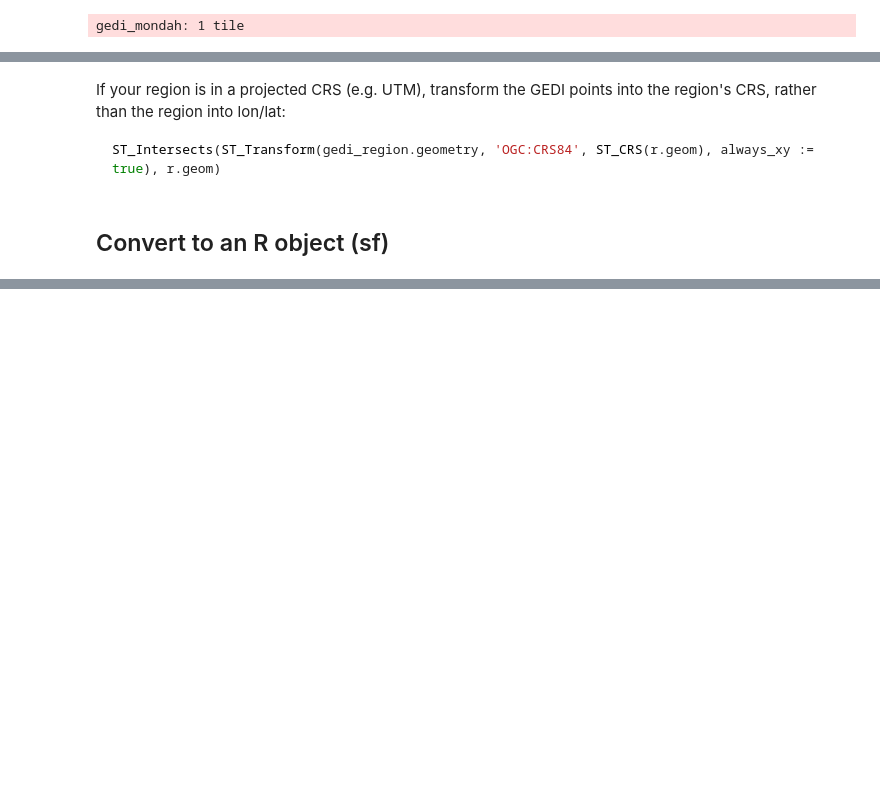
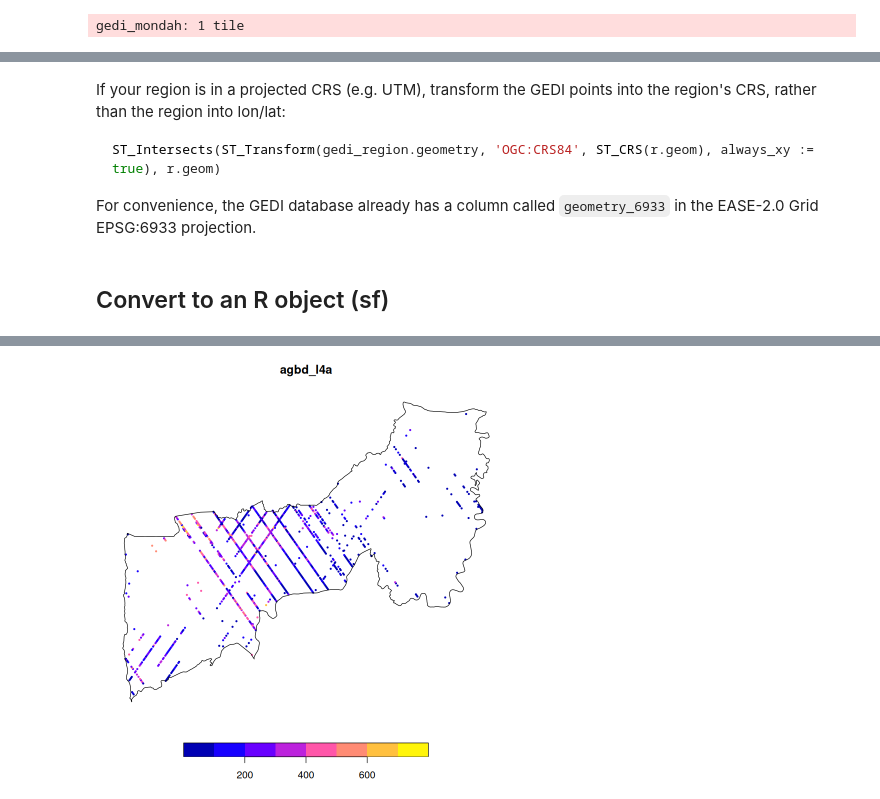
Before and after one commit to ameliaholcomb/gedi_tiler, a Jupyter notebook: demos/quickstart_R.ipynb, the cells around one changed output, grey strips where cells are left out. Saved outputs shown, nothing was run; the diff lists cells and outputs as text; code cells hidden in the pictures; blank space fills up the shorter version.

````diff
--- a/demos/quickstart_R.ipynb
+++ b/demos/quickstart_R.ipynb
@@ -270,6 +287,8 @@ If your region is in a projected CRS (e.g. UTM), transform the GEDI points into
 ```sql
 ST_Intersects(ST_Transform(gedi_region.geometry, 'OGC:CRS84', ST_CRS(r.geom), always_xy := true), r.geom)
 ```
+
+For convenience, the GEDI database already has a column called `geometry_6933` in the EASE-2.0 Grid EPSG:6933 projection.
 # %% [markdown]
 ## Convert to an R object (sf)
 # %%
@@ -277,9 +296,13 @@ ST_Intersects(ST_Transform(gedi_region.geometry, 'OGC:CRS84', ST_CRS(r.geom), al
 #   - geometry_columns lists the columns containing a geometry type.
 #   - sf requires a single primary geometry column; the primary column will
 #       be the first geometry column in the list.
-#   - crs is the CRS of the geometry columns (GEDI's geometry column is EPSG:4326).
+#   - crs is the CRS of the geometry columns
 in_mondah_sf <- duck_to_sf(in_mondah, geometry_columns = "geometry", crs = 4326)
 print(in_mondah_sf)
+
+# Plot the shots inside the region, colored by biomass
+plot(in_mondah_sf["agbd_l4a"], pch = 20, cex = 0.5, extent = region, reset = FALSE)
+plot(st_geometry(region), add = TRUE)
 # %% [output]
 Simple feature collection with 1026 features and 3 fields
 Geometry type: POINT
@@ -302,4 +325,5 @@ Geodetic CRS:  WGS 84
 # ℹ 1,016 more rows
+[figure, added]
 # %%
 # Without geometry, collect() returns a plain R data frame (tibble).
 in_mondah |> select(-geometry) |> collect()
````
Also changed, not shown: parts of 17 cells of this notebook.
